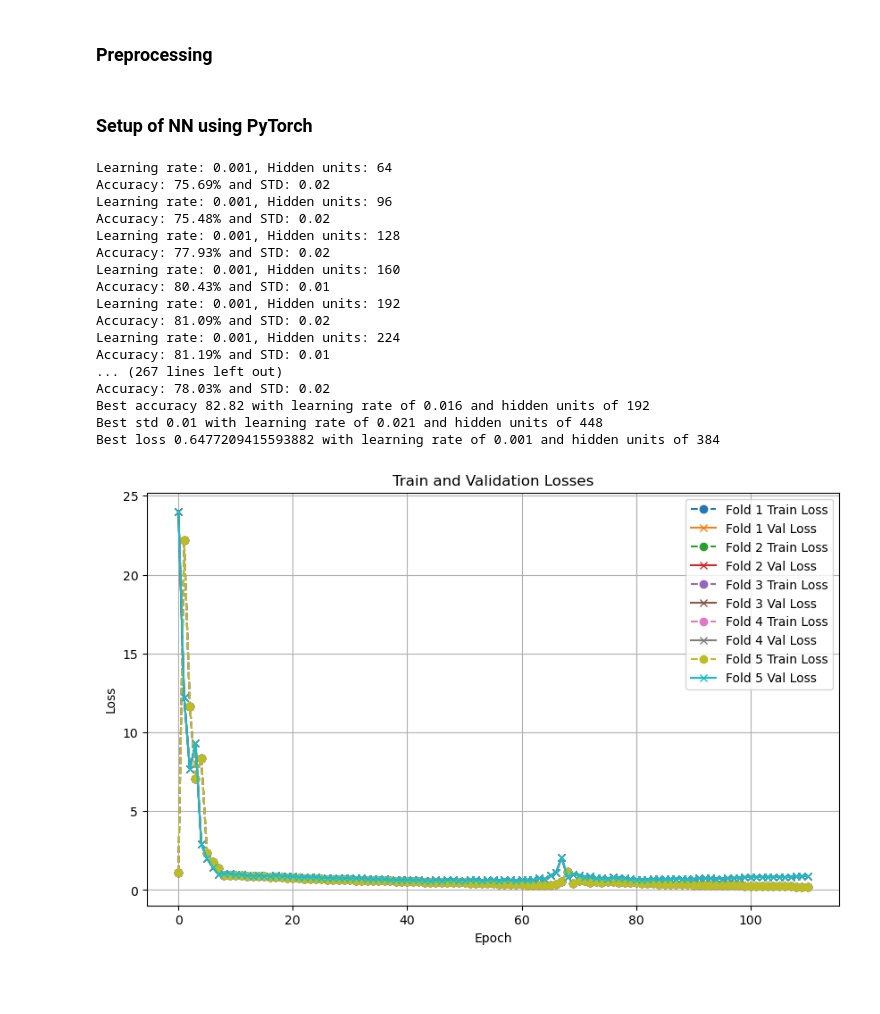
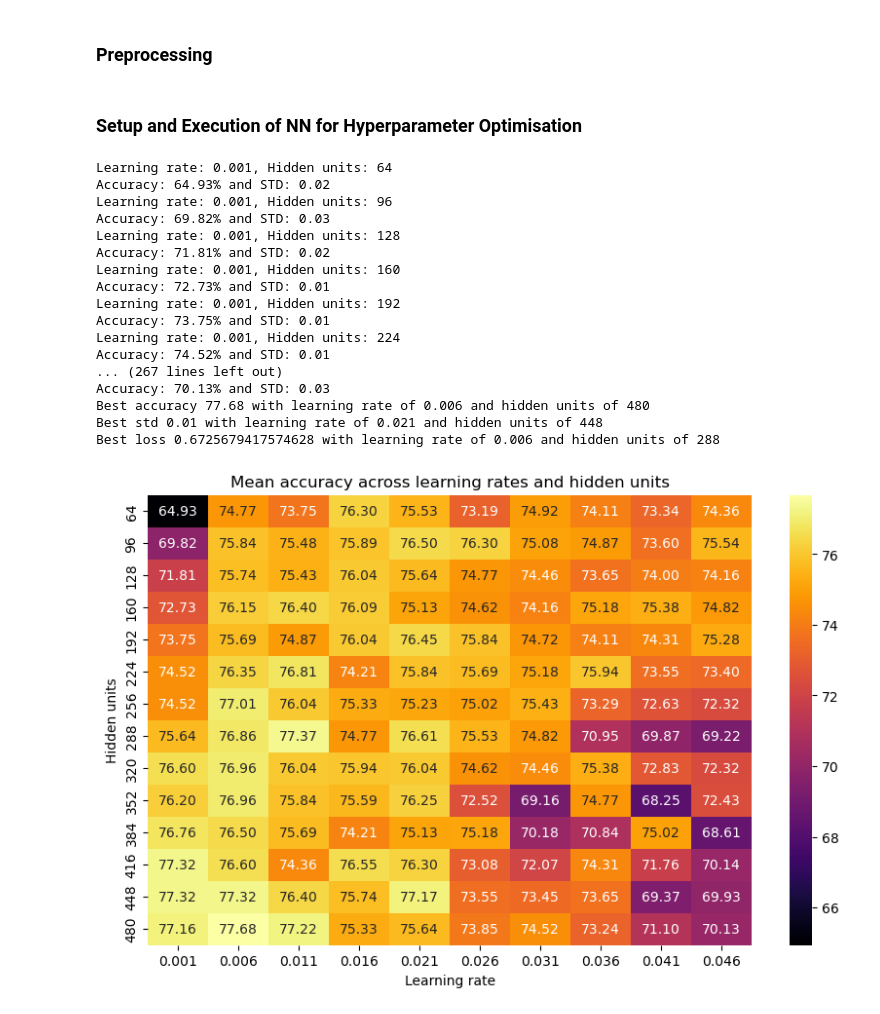
Before and after one commit to gryffindor-coder/cos711-assigment-2, a Jupyter notebook: nn.ipynb, the cells around one changed output. Saved outputs shown, nothing was run; the diff lists cells and outputs as text; code cells hidden in the pictures; blank space fills up the shorter version.

```diff
--- a/nn.ipynb
+++ b/nn.ipynb
@@ -68,7 +68,7 @@ for instance in data:
     if instance['Eccentricity'] is None:
         instance['Eccentricity'] = np.sqrt(1 - (instance['Width'] / instance['Length'])**2)
 # %% [markdown]
-### Setup of NN using PyTorch
+### Setup and Execution of NN for Hyperparameter Optimisation
 # %%
 device = torch.device('cuda' if torch.cuda.is_available() else 'cpu')
 
@@ -84,13 +84,12 @@ y = torch.tensor(y, dtype=torch.long).to(device)
 X_train, X_val_test, y_train, y_val_test = train_test_split(X, y, test_size=0.3, random_state=97)
 X_val, X_test, y_val, y_test = train_test_split(X_val_test, y_val_test, test_size=0.5, random_state=97)
 
-#optional
 scaler = StandardScaler()
 X_train = torch.tensor(scaler.fit_transform(X_train.cpu()), dtype=torch.float32).to(device)
 X_val = torch.tensor(scaler.transform(X_val.cpu()), dtype=torch.float32).to(device)
 X_test = torch.tensor(scaler.transform(X_test.cpu()), dtype=torch.float32).to(device)
 
-class AlmondNN(nn.Module):
+class AlmondNN(nn.Module): #consider batch normalisation and different activation functions and dropout layers
     def __init__(self, hidden_units):
         super(AlmondNN, self).__init__()
         self.fc1 = nn.Linear(len(features), hidden_units)
@@ -107,7 +106,7 @@ class AlmondNN(nn.Module):
 
 lrs = np.arange(0.001, 0.05, 0.005)
 hidden_range = np.arange(64, 512, 32)
-epochs = 500
+epochs = 100
 
 results = []
 
@@ -127,26 +126,27 @@ for lr, hidden in itertools.product(lrs, hidden_range):
 
     for fold, (train_index, val_index) in enumerate(kf.split(X_train)):
         model = AlmondNN(hidden).to(device)
-        optimser = optim.Adam(model.parameters(), lr=lr)
+        optimiser = optim.Adam(model.parameters(), lr=lr)
 
         X_train_fold, X_val_fold = X_train[train_index], X_train[val_index]
         y_train_fold, y_val_fold = y_train[train_index], y_train[val_index]
 
+        best_val_loss = float('inf')
         best_accuracy = 0
         patience_count = 0
-        patience = 50
+        patience = 10
 
         fold_train_losses = []
         fold_val_losses = []
 
         for epoch in range(epochs):
             model.train()
-            optimser.zero_grad()
+            optimiser.zero_grad()
 
             outputs = model(X_train_fold)
             train_loss = criterion(outputs, y_train_fold)
             train_loss.backward()
-            optimser.step()
+            optimiser.step()
 
             fold_train_losses.append(train_loss.item())
 
@@ -163,6 +163,9 @@ for lr, hidden in itertools.product(lrs, hidden_range):
 
             if accuracy > best_accuracy:
                 best_accuracy = accuracy
+
+            if val_loss.item() < best_val_loss:
+                best_val_loss = val_loss.item()
                 patience_count = 0
             else:
                 patience_count += 1
@@ -173,16 +176,6 @@ for lr, hidden in itertools.product(lrs, hidden_range):
         accuracies.append(best_accuracy)
         train_losses.append(fold_train_losses)
         val_losses.append(fold_val_losses)
-
-        # plt.figure()
-        # plt.plot(range(len(fold_train_losses)), fold_train_losses, label=f'Fold {fold+1} Train Loss')
-        # plt.plot(range(len(fold_val_losses)), fold_val_losses, label=f'Fold {fold+1} Val Loss')
-        # plt.xlabel('Epoch')
-        # plt.ylabel('Loss')
-        # plt.title(f'Fold {fold+1} Train and Validation Losses')
-        # plt.legend()
-        # plt.grid(True)
-        # plt.show()
 
     accuracy = np.mean(accuracies)
     std_accuracy = np.std(accuracies)
@@ -199,7 +192,6 @@ for lr, hidden in itertools.product(lrs, hidden_range):
         lowest_loss = loss
         loss_lr, loss_h = lr, hidden
 
-    print(f'Accuracy: {accuracy * 100:.2f}% and STD: {std_accuracy:.2f}')
     results.append({
         'lr': lr,
         'epochs': epochs,
@@ -209,22 +201,11 @@ for lr, hidden in itertools.product(lrs, hidden_range):
         'standard dev accuracy' : std_accuracy
     })
 
-print(f'Best accuracy {highest_mean_acc * 100:.2f} with learning rate of {acc_lr} and hidden units of {acc_h}')
+print(f'Best validation accuracy {highest_mean_acc * 100:.2f} with learning rate of {acc_lr} and hidden units of {acc_h}')
 print(f'Best std {lowest_std_acc:.2f} with learning rate of {std_lr} and hidden units of {std_h}')
 print(f'Best loss {lowest_loss} with learning rate of {loss_lr} and hidden units of {loss_h}')
 
 results = pd.DataFrame(results)
-
-# plt.figure(figsize=(10,6))
-# for fold, (train_index, val_index) in enumerate(kf.split(X_train)):
-#     plt.plot(range(len(fold_train_losses)), fold_train_losses, label=f'Fold {fold + 1} Train Loss', linestyle='--', marker='o')
-#     plt.plot(range(len(fold_val_losses)), fold_val_losses, label=f'Fold {fold + 1} Val Loss', linestyle='-', marker='x')
-# plt.xlabel('Epoch')
-# plt.ylabel('Loss')
-# plt.title('Train and Validation Losses')
-# plt.legend()
-# plt.grid(True)
-# plt.show()
 
 pivot_mean = results.pivot_table(index='hidden units', columns='lr', values='mean accuracy')
 plt.figure(figsize=(10,6))
@@ -243,47 +224,47 @@ plt.ylabel('Hidden units')
 plt.show()
 
 model = AlmondNN(acc_h).to(device)
-optimser = optim.Adam(model.parameters(), lr=acc_lr)
+optimiser = optim.Adam(model.parameters(), lr=acc_lr)
 criterion = nn.CrossEntropyLoss()
 
 for epoch in range(epochs):
     model.train()
-    optimser.zero_grad()
+    optimiser.zero_grad()
 
     outputs = model(X_train)
     loss = criterion(outputs, y_train)
     loss.backward()
-    optimser.step()
+    optimiser.step()
 
 model.eval()
 
 with torch.no_grad():
     outputs = model(X_test)
     _, predicted = torch.max(outputs, 1)
     accuracy = (predicted == y_test).sum().item() / len(y_test)
 
 print(f'Test accuracy: {accuracy * 100:.2f}%')
 print(f'Precision: {precision_score(y_test.cpu(), predicted.cpu(), average="macro"):.2f}')
 print(f'Recall: {recall_score(y_test.cpu(), predicted.cpu(), average="macro"):.2f}')
 print(f'F1: {f1_score(y_test.cpu(), predicted.cpu(), average="macro"):.2f}')
 test_loss = criterion(outputs, y_test).item()
 print(f'Test loss: {test_loss:.4f}')
 # %% [output]
 Learning rate: 0.001, Hidden units: 64
-Accuracy: 75.69% and STD: 0.02
+Accuracy: 64.93% and STD: 0.02
 Learning rate: 0.001, Hidden units: 96
-Accuracy: 75.48% and STD: 0.02
+Accuracy: 69.82% and STD: 0.03
 Learning rate: 0.001, Hidden units: 128
-Accuracy: 77.93% and STD: 0.02
+Accuracy: 71.81% and STD: 0.02
 Learning rate: 0.001, Hidden units: 160
-Accuracy: 80.43% and STD: 0.01
+Accuracy: 72.73% and STD: 0.01
 Learning rate: 0.001, Hidden units: 192
-Accuracy: 81.09% and STD: 0.02
+Accuracy: 73.75% and STD: 0.01
 Learning rate: 0.001, Hidden units: 224
-Accuracy: 81.19% and STD: 0.01
+Accuracy: 74.52% and STD: 0.01
 ... (267 lines left out)
-Accuracy: 78.03% and STD: 0.02
-Best accuracy 82.82 with learning rate of 0.016 and hidden units of 192
+Accuracy: 70.13% and STD: 0.03
+Best accuracy 77.68 with learning rate of 0.006 and hidden units of 480
 Best std 0.01 with learning rate of 0.021 and hidden units of 448
-Best loss 0.6477209415593882 with learning rate of 0.001 and hidden units of 384
+Best loss 0.6725679417574628 with learning rate of 0.006 and hidden units of 288
-[figure, old version]
+[figure, new version]
```
Also changed, not shown: parts of 5 cells of this notebook.
